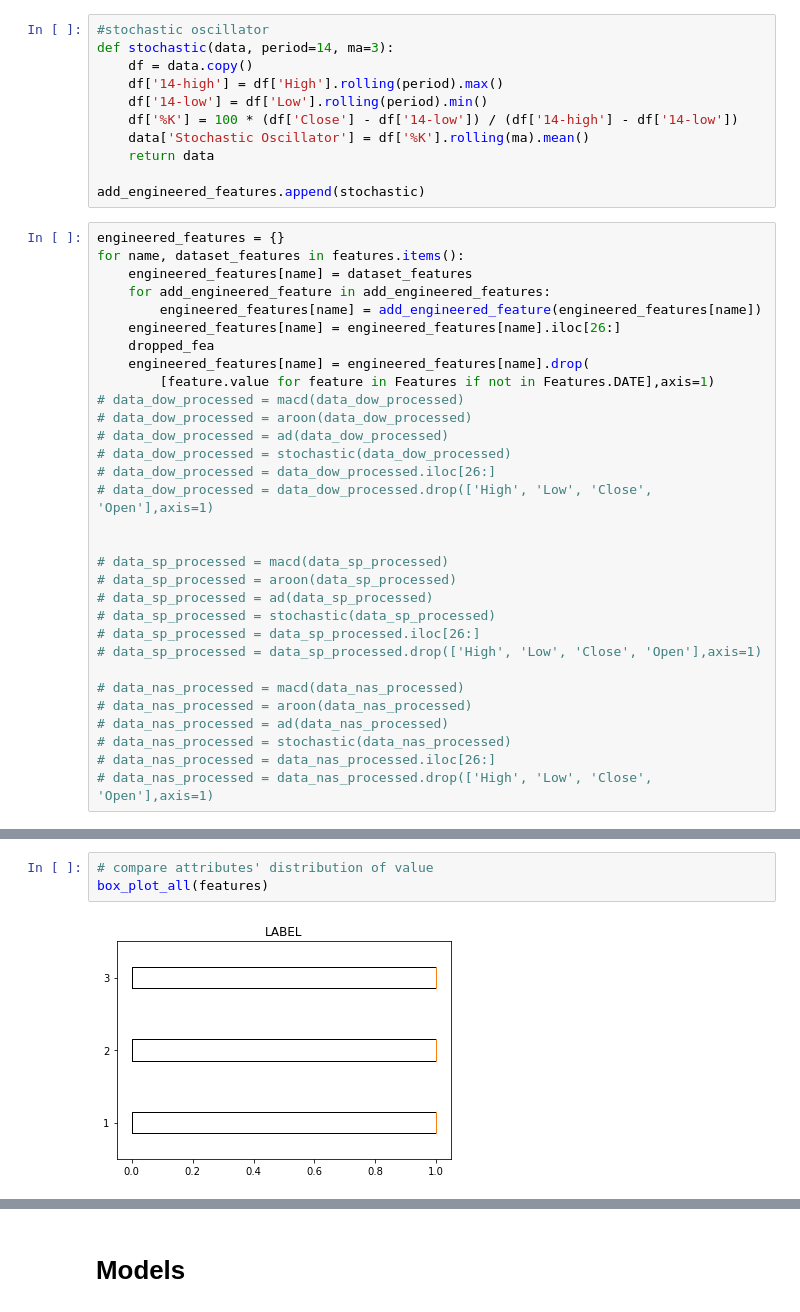
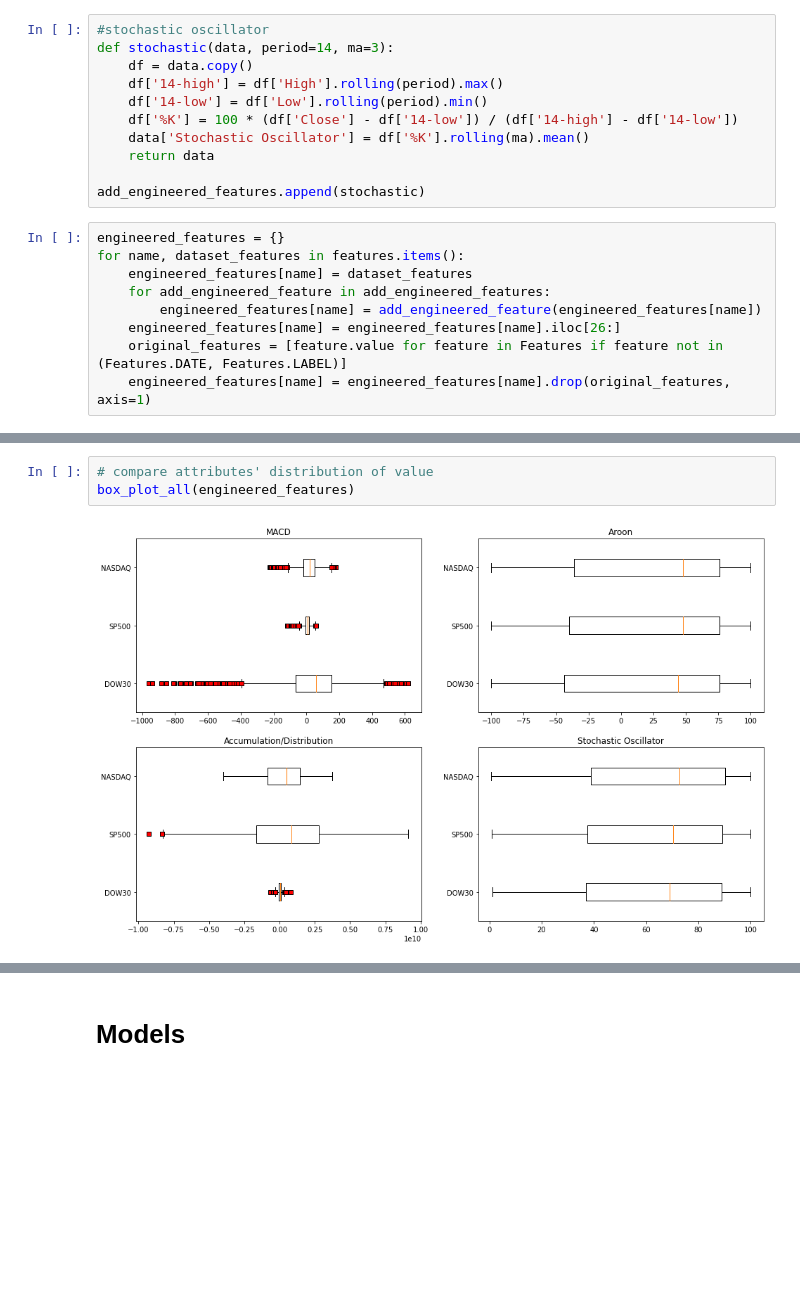
Before and after one commit to jesse-zou/CS363D-Final-Project, a Jupyter notebook: project.ipynb, the cells around one changed output, grey strips where cells are left out. Cells and saved outputs as stored; diff of their text form; blank space fills up the shorter version.

```diff
--- a/project.ipynb
+++ b/project.ipynb
@@ -318,27 +318,5 @@ for name, dataset_features in features.items():
     for add_engineered_feature in add_engineered_features:
         engineered_features[name] = add_engineered_feature(engineered_features[name])
     engineered_features[name] = engineered_features[name].iloc[26:]
-    dropped_fea
-    engineered_features[name] = engineered_features[name].drop(
-        [feature.value for feature in Features if not in Features.DATE],axis=1)
-# data_dow_processed = macd(data_dow_processed)
-# data_dow_processed = aroon(data_dow_processed)
-# data_dow_processed = ad(data_dow_processed)
-# data_dow_processed = stochastic(data_dow_processed)
-# data_dow_processed = data_dow_processed.iloc[26:]
-# data_dow_processed = data_dow_processed.drop(['High', 'Low', 'Close', 'Open'],axis=1)
-
-
-# data_sp_processed = macd(data_sp_processed)
-# data_sp_processed = aroon(data_sp_processed)
-# data_sp_processed = ad(data_sp_processed)
-# data_sp_processed = stochastic(data_sp_processed)
-# data_sp_processed = data_sp_processed.iloc[26:]
-# data_sp_processed = data_sp_processed.drop(['High', 'Low', 'Close', 'Open'],axis=1)
-
-# data_nas_processed = macd(data_nas_processed)
-# data_nas_processed = aroon(data_nas_processed)
-# data_nas_processed = ad(data_nas_processed)
-# data_nas_processed = stochastic(data_nas_processed)
-# data_nas_processed = data_nas_processed.iloc[26:]
-# data_nas_processed = data_nas_processed.drop(['High', 'Low', 'Close', 'Open'],axis=1)
+    original_features = [feature.value for feature in Features if feature not in (Features.DATE, Features.LABEL)]
+    engineered_features[name] = engineered_features[name].drop(original_features, axis=1)
@@ -404,5 +380,5 @@ NASDAQ dataset statistics:
 # %%
 # compare attributes' distribution of value
-box_plot_all(features)
+box_plot_all(engineered_features)
 # %% [output]
-[figure, old version]
+[figure, new version]
```
Also changed, not shown: parts of 35 cells of this notebook.
